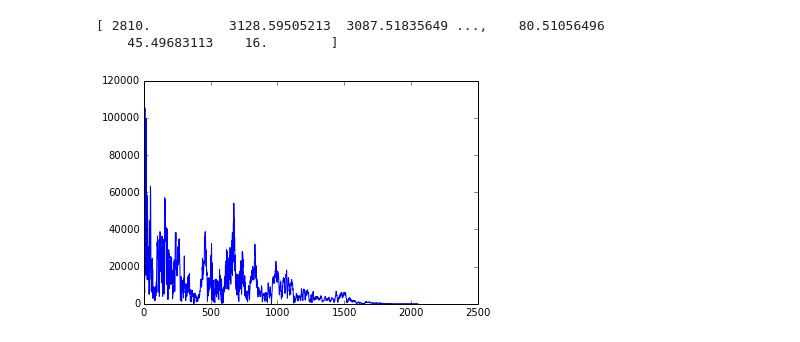
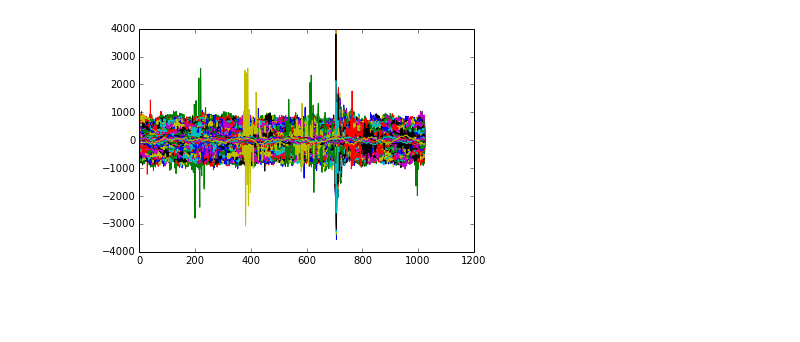
Before and after one commit to Katee/quietnet, a Jupyter notebook: record.ipynb, the cells around one changed output. Drawn from its saved outputs; the diff is of its cells as text; code cells hidden in the pictures; blank space fills up the shorter version.

Commit message:
Adds basic features to the quietnet library and adds a python notebook showing it analyzing 300 samples.

```diff
--- a/record.ipynb
+++ b/record.ipynb
@@ -1,7 +1,6 @@
 # %%
-import math
-import struct
 import pyaudio
+import quietnet
 
 CHUNK = 1024
 CHANNELS = 1
@@ -11,10 +10,10 @@ WIDTH = 2
 
 SAMPLES = 5
 
-def capture_frames(samples):
+def capture_buffers(samples, skip=2):
     p = pyaudio.PyAudio()
 
-    frames = []
+    buffers = []
 
     stream = p.open(format=FORMAT,
                     channels=CHANNELS,
@@ -22,19 +21,16 @@ def capture_frames(samples):
                     input=True,
                     frames_per_buffer=CHUNK)
 
+    # ignore the first chunk as it is usually weird
+    for i in range(0, skip):
+        data = stream.read(CHUNK)
+
     for i in range(0, samples):
         data = stream.read(CHUNK)
-        frames.append(data)
+        buffers.append(data)
 
     stream.stop_stream()
     stream.close()
     p.terminate()
 
-    return frames
-
-def unpack_frame(frame):
-    return [struct.unpack('h',x)[0] for x in frame]
-
-def chunks(l, n):
-    for i in xrange(0, len(l), n):
-        yield l[i:i+n]
+    return buffers
@@ -50,8 +37,9 @@ pylab.plot(signal)
-# %%
-rfft_signal = np.abs(np.fft.rfft(signal))
-pylab.plot(rfft_signal)
-print rfft_signal
-# %% [output]
-[ 2810.          3128.59505213  3087.51835649 ...,    80.51056496
-    45.49683113    16.        ]
-[figure, removed]
+# %%
+# capture 300 buffers of 1024 bits at 44100 sample rate so almost 7 seconds.
+buffers = capture_buffers(300)
+buffers = [quietnet.unpack(b) for b in buffers]
+# %%
+for sample in buffers:
+    plot(sample)
+# %% [output]
+[figure, added]
```
Also changed, not shown: parts of 5 cells of this notebook, 1 other file.
